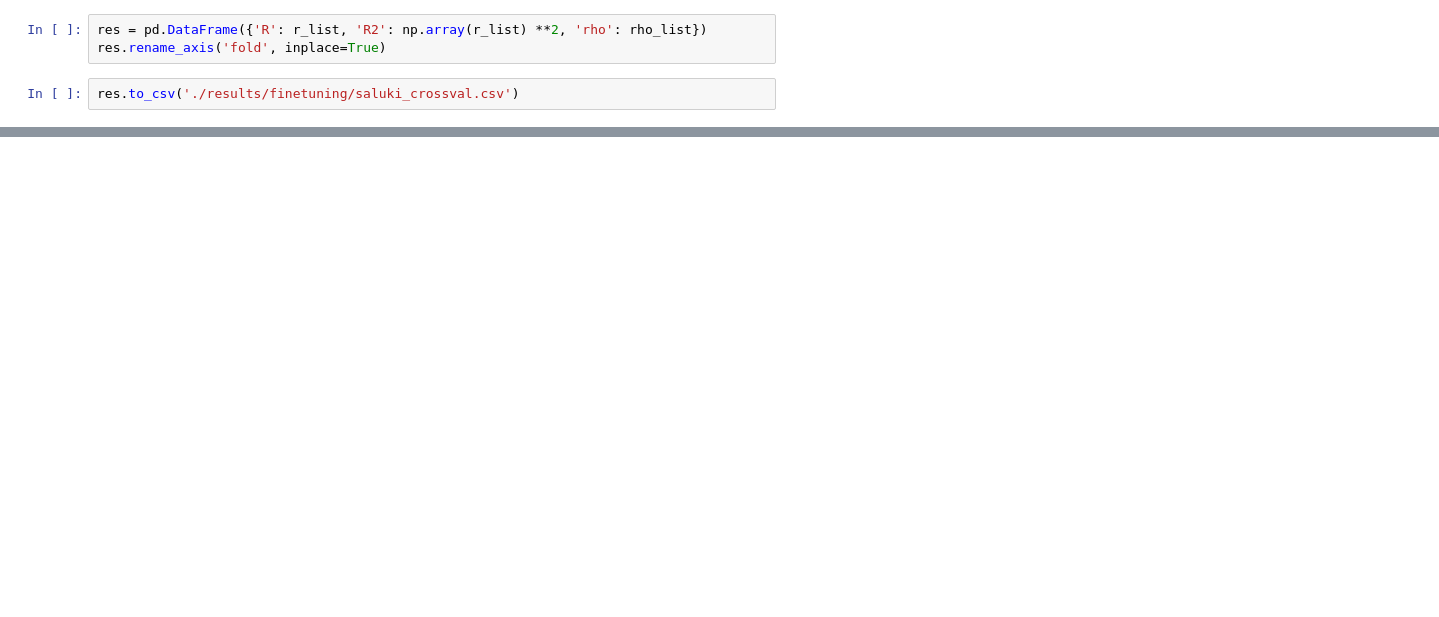
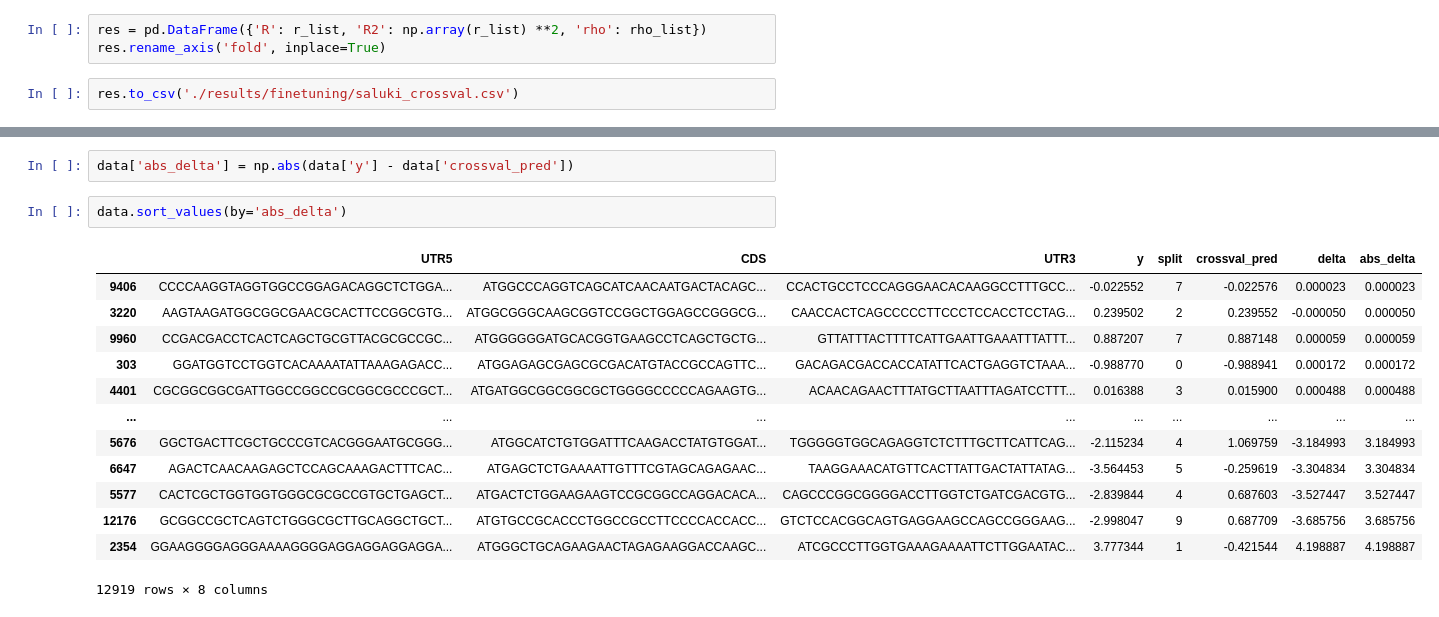
Before and after one commit to toby-clark4/CaLM, a Jupyter notebook: eval_model.ipynb, the cells around one changed output, grey strips where cells are left out. Saved outputs shown, nothing was run; the diff lists cells and outputs as text; blank space fills up the shorter version.

```diff
--- a/eval_model.ipynb
+++ b/eval_model.ipynb
@@ -126,0 +175,18 @@ res.to_csv('./results/finetuning/saluki_crossval.csv')
+# %%
+data['abs_delta'] = np.abs(data['y'] - data['crossval_pred'])
+# %%
+data.sort_values(by='abs_delta')
+# %% [output]
+|  | UTR5 | CDS | UTR3 | y | split | crossval_pred | delta | abs_delta |
+| 9406 | CCCCAAGGTAGGTGGCCGGAGACAGGCTCTGGA... | ATGGCCCAGGTCAGCATCAACAATGACTACAGC... | CCACTGCCTCCCAGGGAACACAAGGCCTTTGCC... | -0.022552 | 7 | -0.022576 | 0.000023 | 0.000023 |
+| 3220 | AAGTAAGATGGCGGCGAACGCACTTCCGGCGTG... | ATGGCGGGCAAGCGGTCCGGCTGGAGCCGGGCG... | CAACCACTCAGCCCCCTTCCCTCCACCTCCTAG... | 0.239502 | 2 | 0.239552 | -0.000050 | 0.000050 |
+| 9960 | CCGACGACCTCACTCAGCTGCGTTACGCGCCGC... | ATGGGGGGATGCACGGTGAAGCCTCAGCTGCTG... | GTTATTTACTTTTCATTGAATTGAAATTTATTT... | 0.887207 | 7 | 0.887148 | 0.000059 | 0.000059 |
+| 303 | GGATGGTCCTGGTCACAAAATATTAAAGAGACC... | ATGGAGAGCGAGCGCGACATGTACCGCCAGTTC... | GACAGACGACCACCATATTCACTGAGGTCTAAA... | -0.988770 | 0 | -0.988941 | 0.000172 | 0.000172 |
+| 4401 | CGCGGCGGCGATTGGCCGGCCGCGGCGCCCGCT... | ATGATGGCGGCGGCGCTGGGGCCCCCAGAAGTG... | ACAACAGAACTTTATGCTTAATTTAGATCCTTT... | 0.016388 | 3 | 0.015900 | 0.000488 | 0.000488 |
+| ... | ... | ... | ... | ... | ... | ... | ... | ... |
+| 5676 | GGCTGACTTCGCTGCCCGTCACGGGAATGCGGG... | ATGGCATCTGTGGATTTCAAGACCTATGTGGAT... | TGGGGGTGGCAGAGGTCTCTTTGCTTCATTCAG... | -2.115234 | 4 | 1.069759 | -3.184993 | 3.184993 |
+| 6647 | AGACTCAACAAGAGCTCCAGCAAAGACTTTCAC... | ATGAGCTCTGAAAATTGTTTCGTAGCAGAGAAC... | TAAGGAAACATGTTCACTTATTGACTATTATAG... | -3.564453 | 5 | -0.259619 | -3.304834 | 3.304834 |
+| 5577 | CACTCGCTGGTGGTGGGCGCGCCGTGCTGAGCT... | ATGACTCTGGAAGAAGTCCGCGGCCAGGACACA... | CAGCCCGGCGGGGACCTTGGTCTGATCGACGTG... | -2.839844 | 4 | 0.687603 | -3.527447 | 3.527447 |
+| 12176 | GCGGCCGCTCAGTCTGGGCGCTTGCAGGCTGCT... | ATGTGCCGCACCCTGGCCGCCTTCCCCACCACC... | GTCTCCACGGCAGTGAGGAAGCCAGCCGGGAAG... | -2.998047 | 9 | 0.687709 | -3.685756 | 3.685756 |
+| 2354 | GGAAGGGGAGGGAAAAGGGGAGGAGGAGGAGGA... | ATGGGCTGCAGAAGAACTAGAGAAGGACCAAGC... | ATCGCCCTTGGTGAAAGAAAATTCTTGGAATAC... | 3.777344 | 1 | -0.421544 | 4.198887 | 4.198887 |
+12919 rows × 8 columns
```
Also changed, not shown: parts of 12 cells of this notebook, 7 other files.
